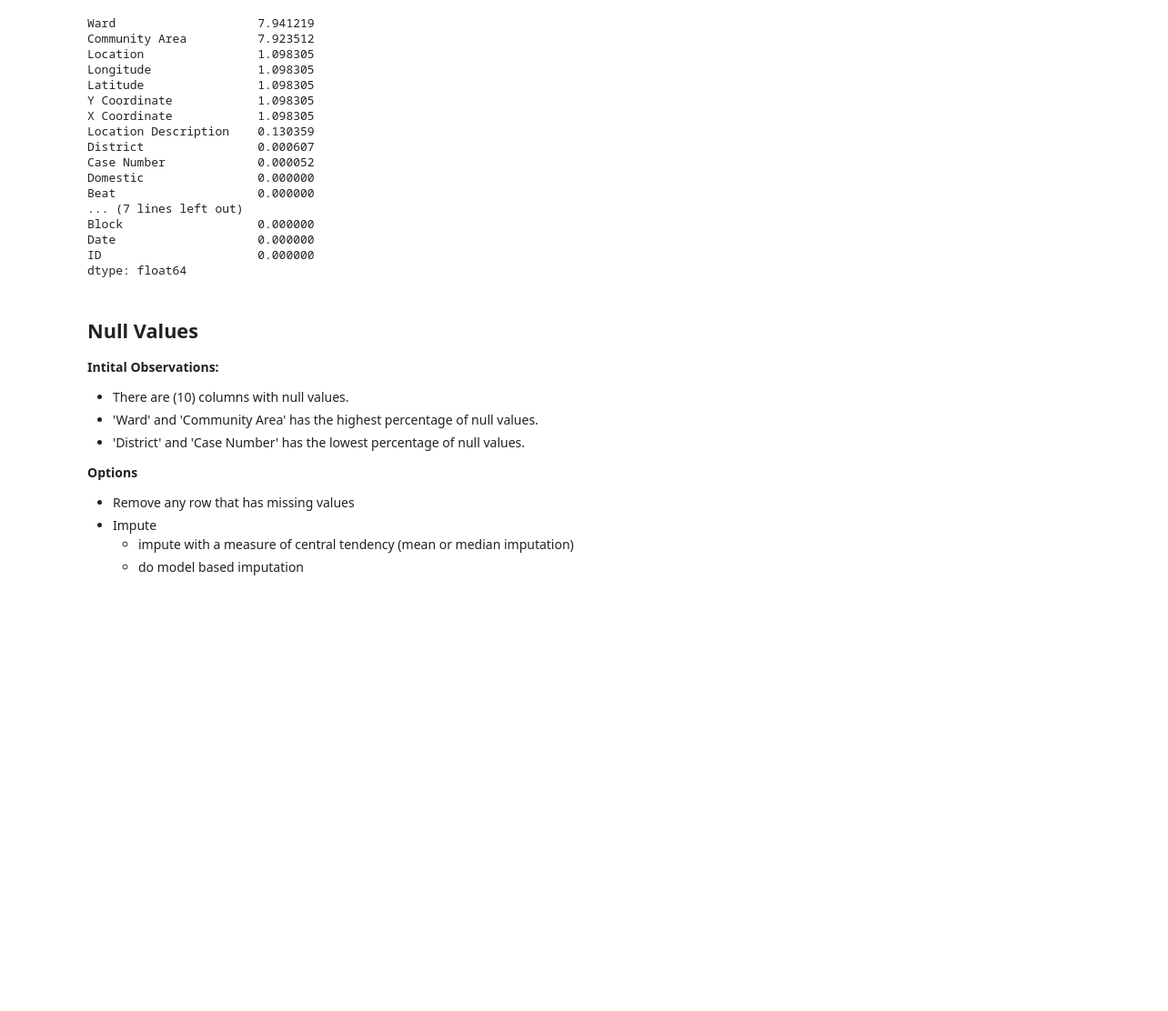
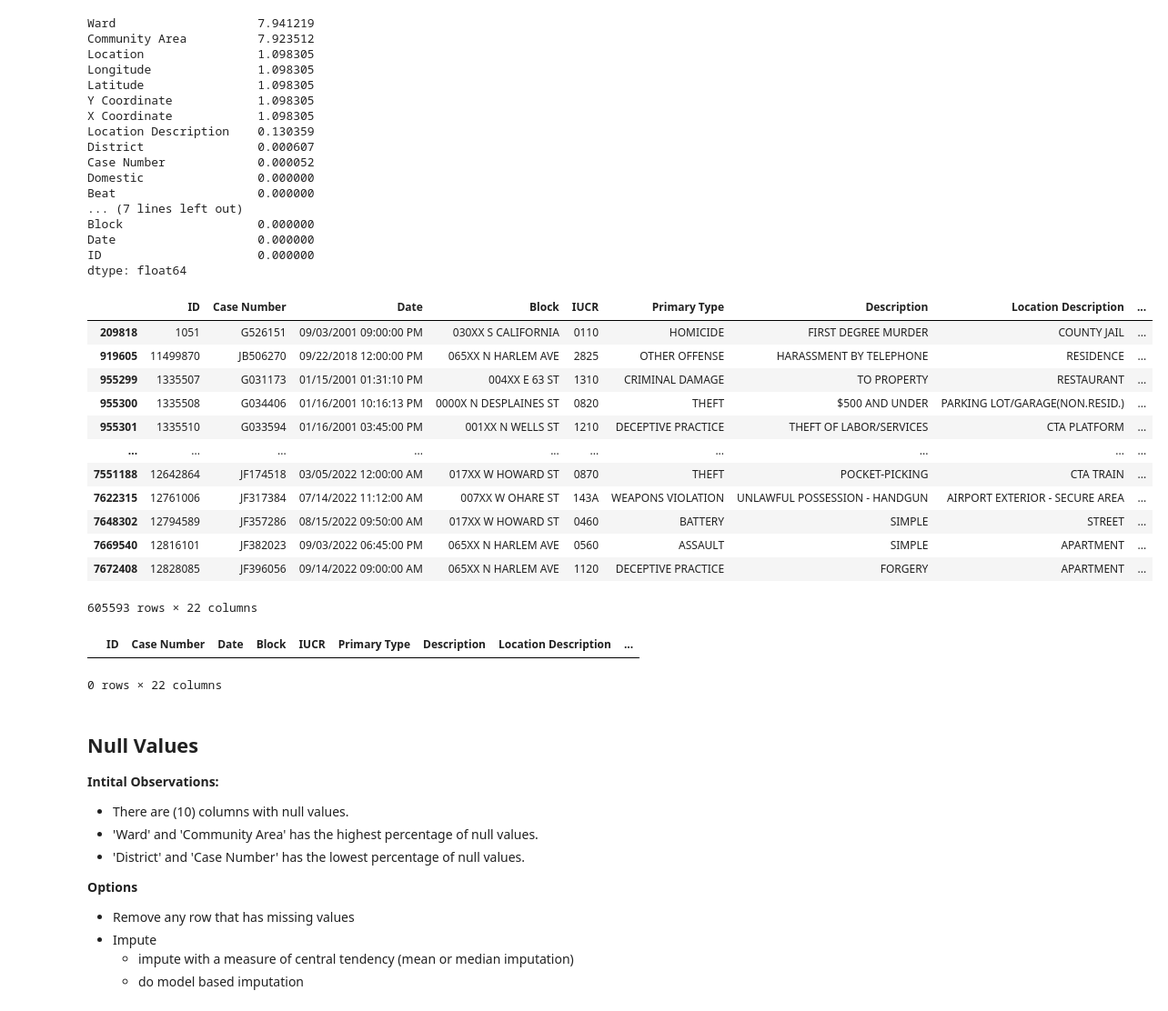
Before and after one commit to dariusz-earth/Chicago_Crime_Arrest_Predictions, a Jupyter notebook: CAPSTONE Chicago Crime Stats Data Wrangling and Cleaning and Basic EDA.ipynb, the cells around one changed output. Shown: that part at 91% size. Saved outputs shown, nothing was run; the diff lists cells and outputs as text; code cells hidden in the pictures; blank space fills up the shorter version.

```diff
--- a/CAPSTONE Chicago Crime Stats Data Wrangling and Cleaning and Basic EDA.ipynb
+++ b/CAPSTONE Chicago Crime Stats Data Wrangling and Cleaning and Basic EDA.ipynb
@@ -244,6 +248,27 @@ Block                   0.000000
 Date                    0.000000
 ID                      0.000000
 dtype: float64
+# %%
+crime_df[(crime_df['Ward'].isna()) & (crime_df['Latitude'].notna() & crime_df['Longitude'].notna())]
+# %% [output]
+|  | ID | Case Number | Date | Block | IUCR | Primary Type | Description | Location Description | ... |
+| 209818 | 1051 | G526151 | 09/03/2001 09:00:00 PM | 030XX S CALIFORNIA | 0110 | HOMICIDE | FIRST DEGREE MURDER | COUNTY JAIL | ... |
+| 919605 | 11499870 | JB506270 | 09/22/2018 12:00:00 PM | 065XX N HARLEM AVE | 2825 | OTHER OFFENSE | HARASSMENT BY TELEPHONE | RESIDENCE | ... |
+| 955299 | 1335507 | G031173 | 01/15/2001 01:31:10 PM | 004XX E 63 ST | 1310 | CRIMINAL DAMAGE | TO PROPERTY | RESTAURANT | ... |
+| 955300 | 1335508 | G034406 | 01/16/2001 10:16:13 PM | 0000X N DESPLAINES ST | 0820 | THEFT | $500 AND UNDER | PARKING LOT/GARAGE(NON.RESID.) | ... |
+| 955301 | 1335510 | G033594 | 01/16/2001 03:45:00 PM | 001XX N WELLS ST | 1210 | DECEPTIVE PRACTICE | THEFT OF LABOR/SERVICES | CTA PLATFORM | ... |
+| ... | ... | ... | ... | ... | ... | ... | ... | ... | ... |
+| 7551188 | 12642864 | JF174518 | 03/05/2022 12:00:00 AM | 017XX W HOWARD ST | 0870 | THEFT | POCKET-PICKING | CTA TRAIN | ... |
+| 7622315 | 12761006 | JF317384 | 07/14/2022 11:12:00 AM | 007XX W OHARE ST | 143A | WEAPONS VIOLATION | UNLAWFUL POSSESSION - HANDGUN | AIRPORT EXTERIOR - SECURE AREA | ... |
+| 7648302 | 12794589 | JF357286 | 08/15/2022 09:50:00 AM | 017XX W HOWARD ST | 0460 | BATTERY | SIMPLE | STREET | ... |
+| 7669540 | 12816101 | JF382023 | 09/03/2022 06:45:00 PM | 065XX N HARLEM AVE | 0560 | ASSAULT | SIMPLE | APARTMENT | ... |
+| 7672408 | 12828085 | JF396056 | 09/14/2022 09:00:00 AM | 065XX N HARLEM AVE | 1120 | DECEPTIVE PRACTICE | FORGERY | APARTMENT | ... |
+605593 rows × 22 columns
+# %%
+crime_df[((crime_df['Latitude'] == 36.619446) & (crime_df['Longitude'] == -91.686566)) & (crime_df['Ward'].notna())]
+# %% [output]
+|  | ID | Case Number | Date | Block | IUCR | Primary Type | Description | Location Description | ... |
+0 rows × 22 columns
 # %% [markdown]
 ## Null Values
 
```
Also changed, not shown: parts of 2 cells of this notebook, 4 other files.
